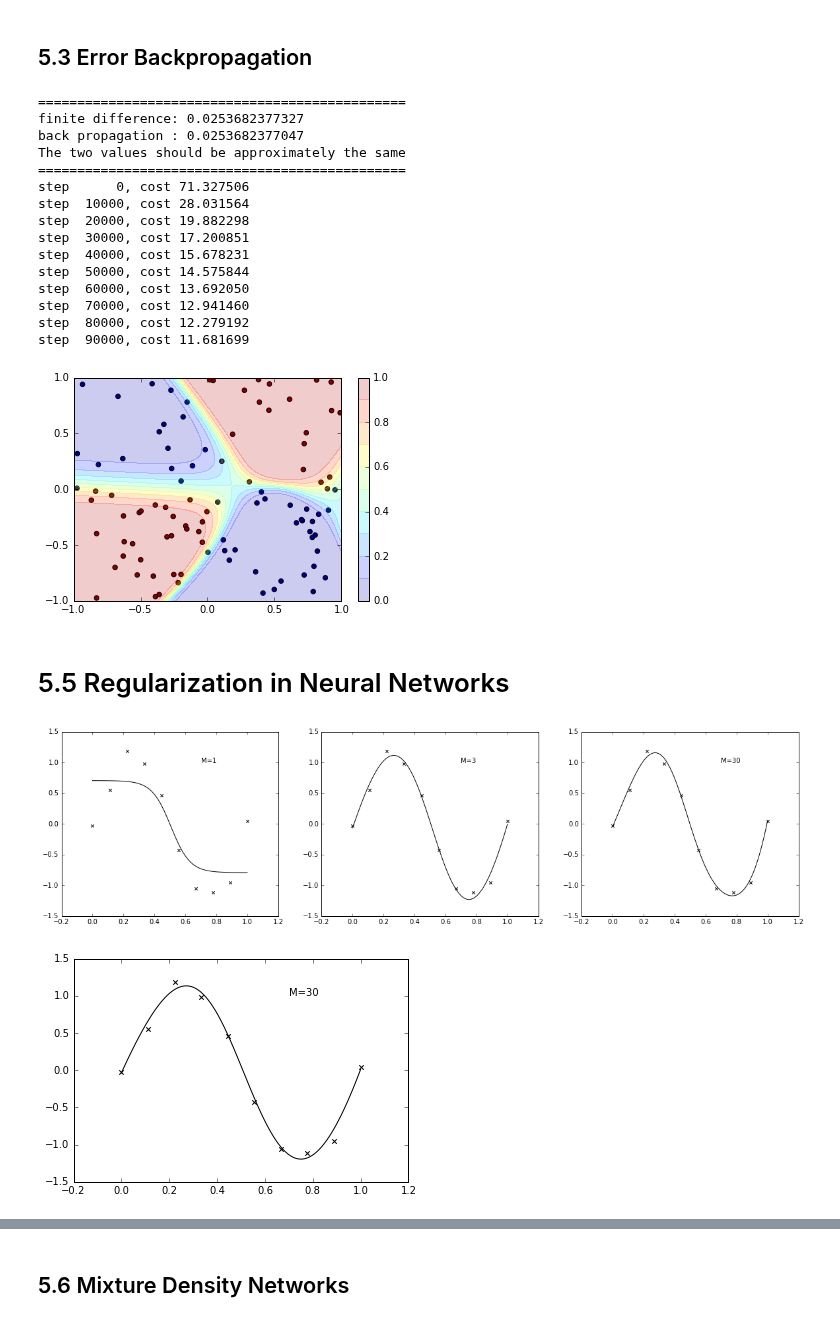
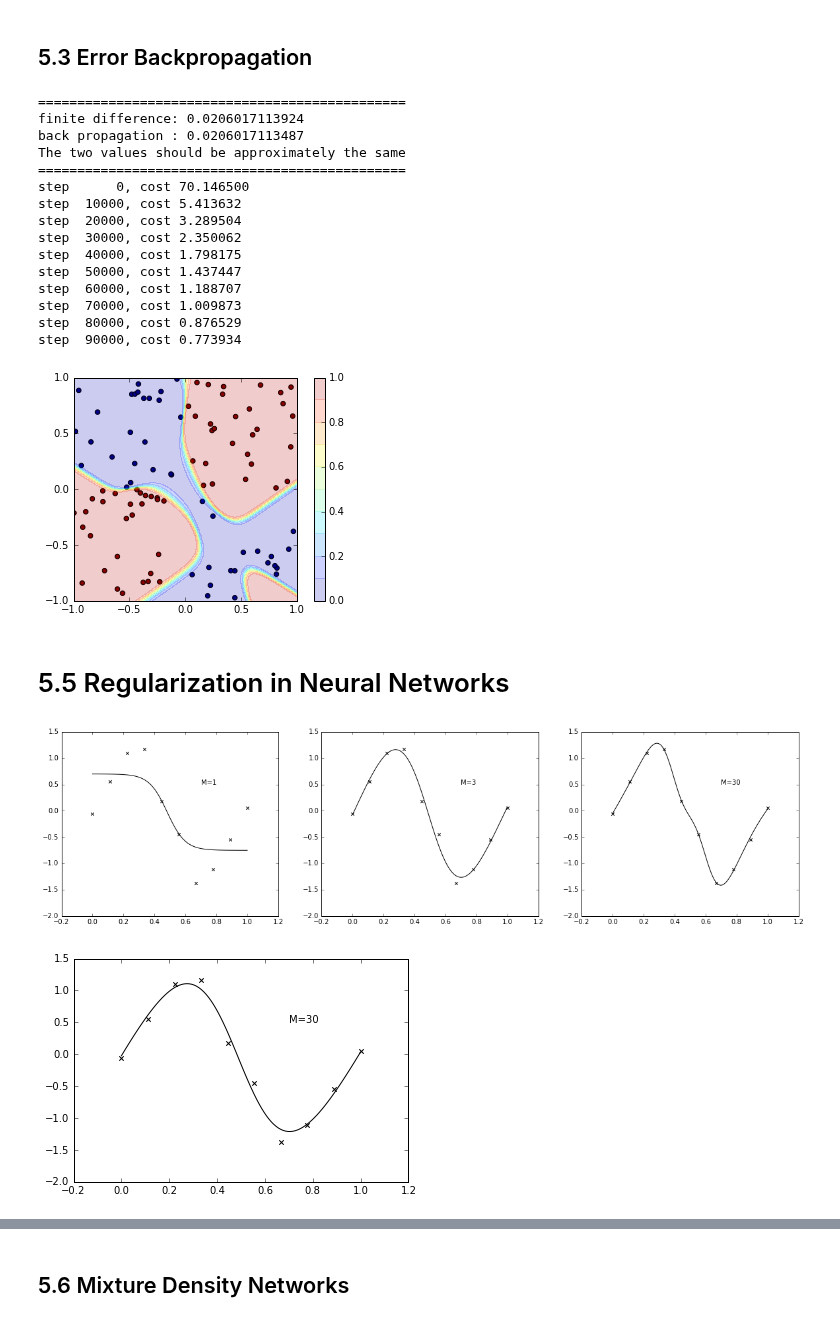
Before and after one commit to ctgk/PRML, a Jupyter notebook: ch05_Neural_Networks.ipynb, the cells around one changed output, grey strips where cells are left out. Drawn from its saved outputs; the diff is of its cells as text; code cells hidden in the pictures.

Commit message:
added three optimizer class object but conjugate gradient does not work properly

```diff
--- a/ch05_Neural_Networks.ipynb
+++ b/ch05_Neural_Networks.ipynb
@@ -12,9 +12,6 @@ import neural_network as nn
 def create_toy_data(func, n=50):
     x = np.linspace(-1, 1, n)[:, None]
     return x, func(x)
-
-def quadratic(x):
-    return x ** 2
 
 def sinusoidal(x):
     return np.sin(np.pi * x)
@@ -22,15 +19,16 @@ def sinusoidal(x):
 def heaviside(x):
     return 0.5 * (np.sign(x) + 1)
 
-func_list = [quadratic, sinusoidal, np.abs, heaviside]
+func_list = [np.square, sinusoidal, np.abs, heaviside]
 plt.figure(figsize=(20, 10))
+x = np.linspace(-1, 1, 1000)[:, None]
 for i, func in enumerate(func_list):
     plt.subplot(2, 2, i + 1)
     x_train, y_train = create_toy_data(func)
-    model = nn.NeuralNetwork([nn.Linear(1, 3), nn.Tanh(), nn.Linear(3, 1)], nn.SumSquaresError())
+    model = nn.NeuralNetwork([nn.MatMul(1, 3), nn.Add(3), nn.Tanh(), nn.MatMul(3, 1), nn.Add(1)], nn.SumSquaresError())
+    optimizer = nn.GradientDescent(model, 0.01)
     for _ in range(100000):
-        model.fit(x_train, y_train, learning_rate=0.01)
-    x = np.linspace(-1, 1, 1000)[:, None]
+        optimizer.update(x_train, y_train)
     y = model.forward(x)
     plt.scatter(x_train, y_train, s=10)
     plt.plot(x, y, color="r")
@@ -47,44 +45,46 @@ def create_toy_data():
 
 x_train, y_train = create_toy_data()
 
-layers = [nn.Linear(2, 4), nn.Tanh(), nn.Linear(4, 1)]
+layers = [nn.MatMul(2, 4), nn.Add(4), nn.Tanh(), nn.MatMul(4, 1), nn.Add(1)]
 cost_function = nn.SigmoidCrossEntropy()
 model = nn.NeuralNetwork(layers, cost_function)
-model.check_implementation()
+optimizer = nn.GradientDescent(model, 1e-3)
+model.check_implementation(np.zeros((1, 2)) + 0.5, np.zeros((1, 1)) + 0.5)
 for i in range(100000):
     if i % 10000 == 0:
         print("step %6d, cost %f" % (i, model.cost(x_train, y_train)))
-    model.fit(x_train, y_train, learning_rate=1e-4)
+    optimizer.update(x_train, y_train)
 # %% [output]
 ===============================================
-finite difference: 0.0253682377327
-back propagation : 0.0253682377047
+finite difference: 0.0206017113924
+back propagation : 0.0206017113487
 The two values should be approximately the same
 ===============================================
-step      0, cost 71.327506
-step  10000, cost 28.031564
-step  20000, cost 19.882298
-step  30000, cost 17.200851
-step  40000, cost 15.678231
-step  50000, cost 14.575844
-step  60000, cost 13.692050
-step  70000, cost 12.941460
-step  80000, cost 12.279192
-step  90000, cost 11.681699
+step      0, cost 70.146500
+step  10000, cost 5.413632
+step  20000, cost 3.289504
+step  30000, cost 2.350062
+step  40000, cost 1.798175
+step  50000, cost 1.437447
+step  60000, cost 1.188707
+step  70000, cost 1.009873
+step  80000, cost 0.876529
+step  90000, cost 0.773934
 # %%
 x0, x1 = np.meshgrid(np.linspace(-1, 1, 100), np.linspace(-1, 1, 100))
 x = np.array([x0, x1]).reshape(2, -1).T
 y = model.forward(x).reshape(100, 100)
 
 levels = np.linspace(0, 1, 11)
 plt.scatter(x_train[:, 0], x_train[:, 1], c=y_train)
 plt.contourf(x0, x1, y, levels, alpha=0.2)
 plt.colorbar()
 plt.xlim(-1, 1)
 plt.ylim(-1, 1)
+plt.gca().set_aspect('equal', adjustable='box')
 plt.show()
 # %% [output]
-[figure, old version]
+[figure, new version]
 # %% [markdown]
 # 5.5 Regularization in Neural Networks
 # %%
@@ -98,26 +98,34 @@ x = np.linspace(0, 1, 100)[:, None]
 plt.figure(figsize=(20, 5))
 for i, m in enumerate([1, 3, 30]):
     plt.subplot(1, 3, i + 1)
-    layers = [nn.Linear(1, m), nn.Tanh(), nn.Linear(m, 1)]
+    layers = [nn.MatMul(1, m), nn.Add(m), nn.Tanh(), nn.MatMul(m, 1), nn.Add(1)]
     model = nn.NeuralNetwork(layers, nn.SumSquaresError())
+    optimizer = nn.GradientDescent(model, 0.01)
     for j in range(10000 * m):
-        model.fit(x_train, y_train, learning_rate=0.01)
+        optimizer.update(x_train, y_train)
     y = model.forward(x)
     plt.scatter(x_train, y_train, marker="x", color="k")
     plt.plot(x, y, color="k")
-    plt.annotate("M={}".format(m), (0.7, 1.))
+    plt.annotate("M={}".format(m), (0.7, 0.5))
 plt.show()
 # %% [output]
-[figure, old version]
+[figure, new version]
 # %%
-layers = [nn.Linear(1, 30, alpha=1e-3), nn.Tanh(), nn.Linear(30, 1, alpha=1e-3)]
+alpha = 1e-2
+layers = [
+    nn.MatMul(1, 30, alpha=alpha),
+    nn.Add(30, alpha=alpha),
+    nn.Tanh(),
+    nn.MatMul(30, 1, alpha=alpha),
+    nn.Add(1, alpha=alpha)]
 model = nn.NeuralNetwork(layers, nn.SumSquaresError())
+optimizer = nn.GradientDescent(model, 0.01)
 for i in range(300000):
-    model.fit(x_train, y_train, learning_rate=0.01)
+    optimizer.update(x_train, y_train)
 y = model.forward(x)
 plt.scatter(x_train, y_train, marker="x", color="k")
 plt.plot(x, y, color="k")
-plt.annotate("M=30", (0.7, 1.))
+plt.annotate("M=30", (0.7, 0.5))
 plt.show()
 # %% [output]
-[figure, old version]
+[figure, new version]
```
Also changed, not shown: parts of 4 cells of this notebook, 1 other file.
